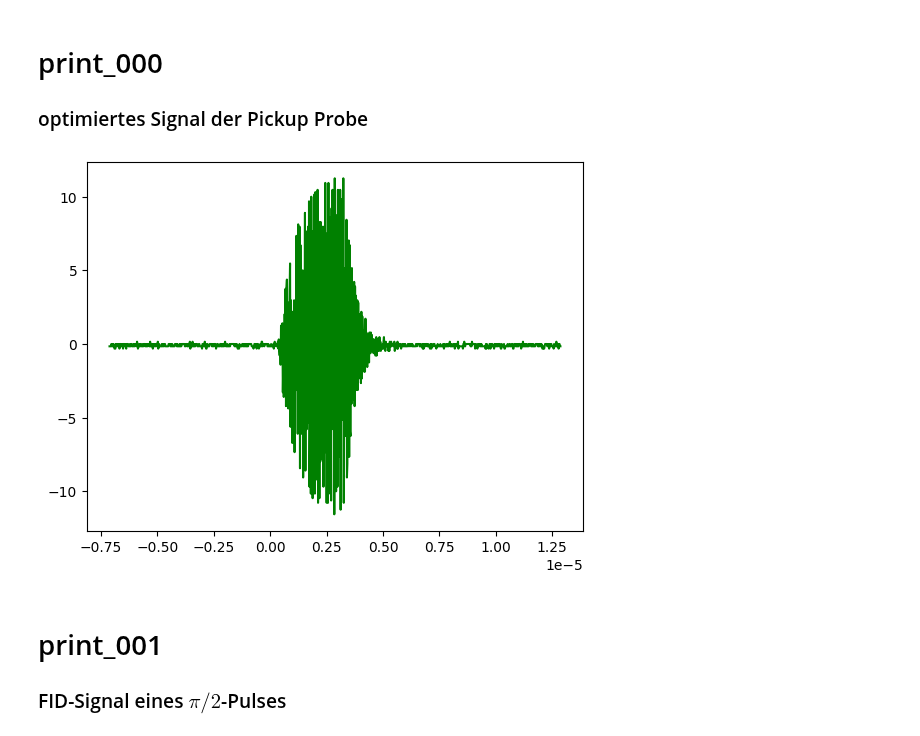
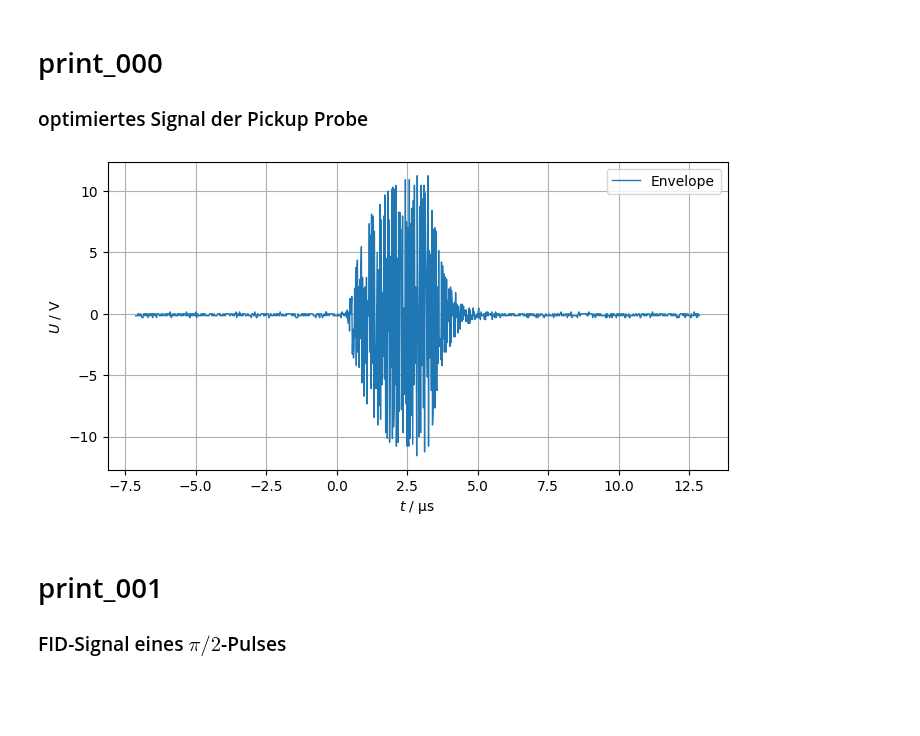
Before and after one commit to itzhaQQ/P4_WS2526, a Jupyter notebook: 443_KernmagnetischeRelaxation/src/test_plot.ipynb, the cells around one changed output. Drawn from its saved outputs; the diff is of its cells as text; code cells hidden in the pictures; blank space fills up the shorter version.

Commit message:
opt_signal_plot

```diff
--- a/443_KernmagnetischeRelaxation/src/test_plot.ipynb
+++ b/443_KernmagnetischeRelaxation/src/test_plot.ipynb
@@ -59,14 +59,21 @@ plt.show()
 ### optimiertes Signal der Pickup Probe
 # %%
 data_0 = np.loadtxt('../data/print_000.csv', delimiter=',', skiprows=2)
-t_0 = data_0[:,0]
+t_0 = data_0[:,0]*10**6
 V_0 = data_0[:,1]
 
-figs, ax = plt.subplots()
-ax.errorbar(t_0, V_0, color='g')
+figs, ax = plt.subplots(figsize=(8,4))
+ax.errorbar(t_0, V_0, label='Envelope', lw=1.)
+plt.grid(which='minor')
+plt.grid(which='major')
+plt.xlabel(r'$t$ / $\mathrm{\mu s}$')
+plt.ylabel(r'$U$ / V')
+plt.tight_layout
+plt.legend()
+plt.savefig('../plots/optimized_signal.pdf')
 plt.show()
 # %% [output]
-[figure, old version]
+[figure, new version]
 # %% [markdown]
 # print_001
 ### FID-Signal eines $\pi/2$-Pulses
```
Also changed, not shown: 1 other file.
